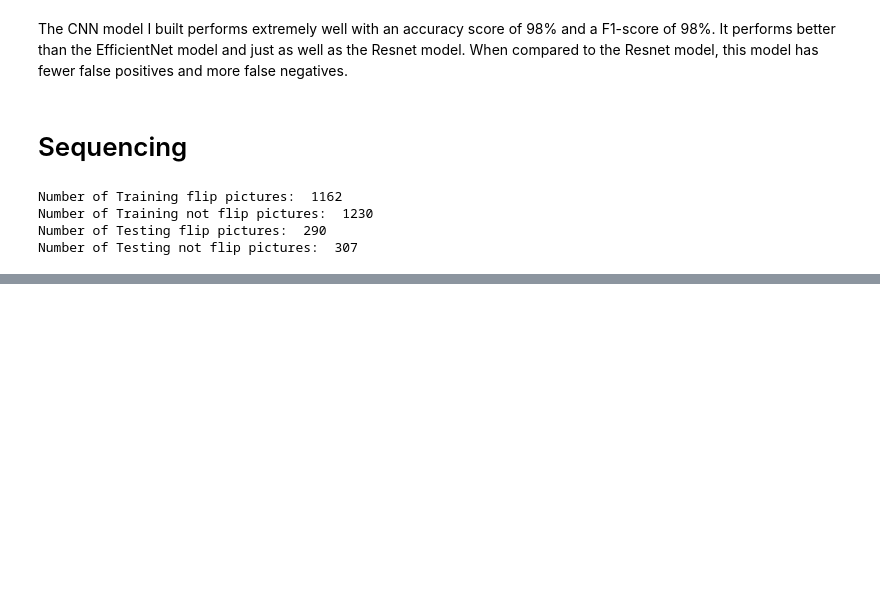
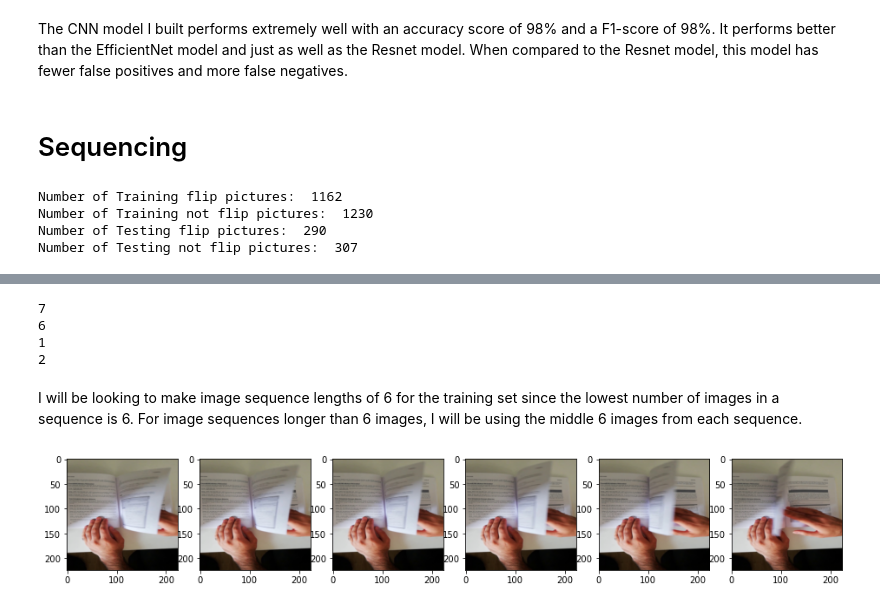
Before and after one commit to c-woo/MonReader, a Jupyter notebook: Untitled.ipynb, the cells around one changed output, grey strips where cells are left out. Drawn from its saved outputs; the diff is of its cells as text; code cells hidden in the pictures; blank space fills up the shorter version.

```diff
--- a/Untitled.ipynb
+++ b/Untitled.ipynb
@@ -639,10 +508,25 @@ for i in range(6):
+# %%
+def sequence_images(img_location, train_test, flip):
+    img_list = []
+    sequence_list = []
+    s_num = '0001'
+
+    for img in os.listdir(img_location):
+        if img[:4] == s_num:
+            sequence_list.append(imread(f'./images/{train_test}/{flip}/{img}'))
+        elif img[:4] != s_num:
+            img_list.append(sequence_list)
+            sequence_list = [imread(f'./images/{train_test}/{flip}/{img}')]
+            s_num = img[:4]
+
+    return img_list
+# %%
+train_flip = sequence_images(train_f, 'training', 'flip')
+train_notflip = sequence_images(train_nf, 'training', 'notflip')
+test_flip = sequence_images(test_f, 'testing', 'flip')
+test_notflip = sequence_images(test_nf, 'testing', 'notflip')
 # %%
-## crop and resize training images
+## resize training images
 
-train_flip = [resize(x[50:1600]/255, (224, 224)) for x in train_flip]
-train_notflip = [resize(x[50:1600]/255, (224, 224)) for x in train_notflip]
+train_flip = [[resize(x, (224, 224)) for x in sequence] for sequence in train_flip]
+train_notflip = [[resize(x, (224, 224)) for x in sequence] for sequence in train_notflip]
-# %%
-## rotate training images
-
-train_flip = [rotate(x, random.randint(0, 45)) for x in train_flip]
-train_notflip = [rotate(x, random.randint(0, 45)) for x in train_notflip]
@@ -657,0 +538,14 @@ test_notflip = [resize(x, (224, 224)) for x in test_notflip]
+# %%
+## see the minimum number of images in each sequence for training/testing sets
+
+print(min(map(len, train_flip)))
+print(min(map(len, train_notflip)))
+print(min(map(len, test_flip)))
+print(min(map(len, test_notflip)))
+# %% [output]
+7
+6
+1
+2
+# %% [markdown]
+I will be looking to make image sequence lengths of 6 for the training set since the lowest number of images in a sequence is 6. For image sequences longer than 6 images, I will be using the middle 6 images from each sequence.
@@ -658,3 +566,13 @@ test_notflip = [resize(x, (224, 224)) for x in test_notflip]
+# %%
+## take a look at a sequence of images
+
+plt.figure(figsize=(16, 8))
+
+for i in range(6):
+    plt.subplot(2, 6, i+1)
+    plt.imshow(train_flip[0][i])
+# %% [output]
+[figure, added]
 # %%
 ## combine training/testing flip/notflip images into a list
 
```
Also changed, not shown: parts of 30 cells of this notebook.
